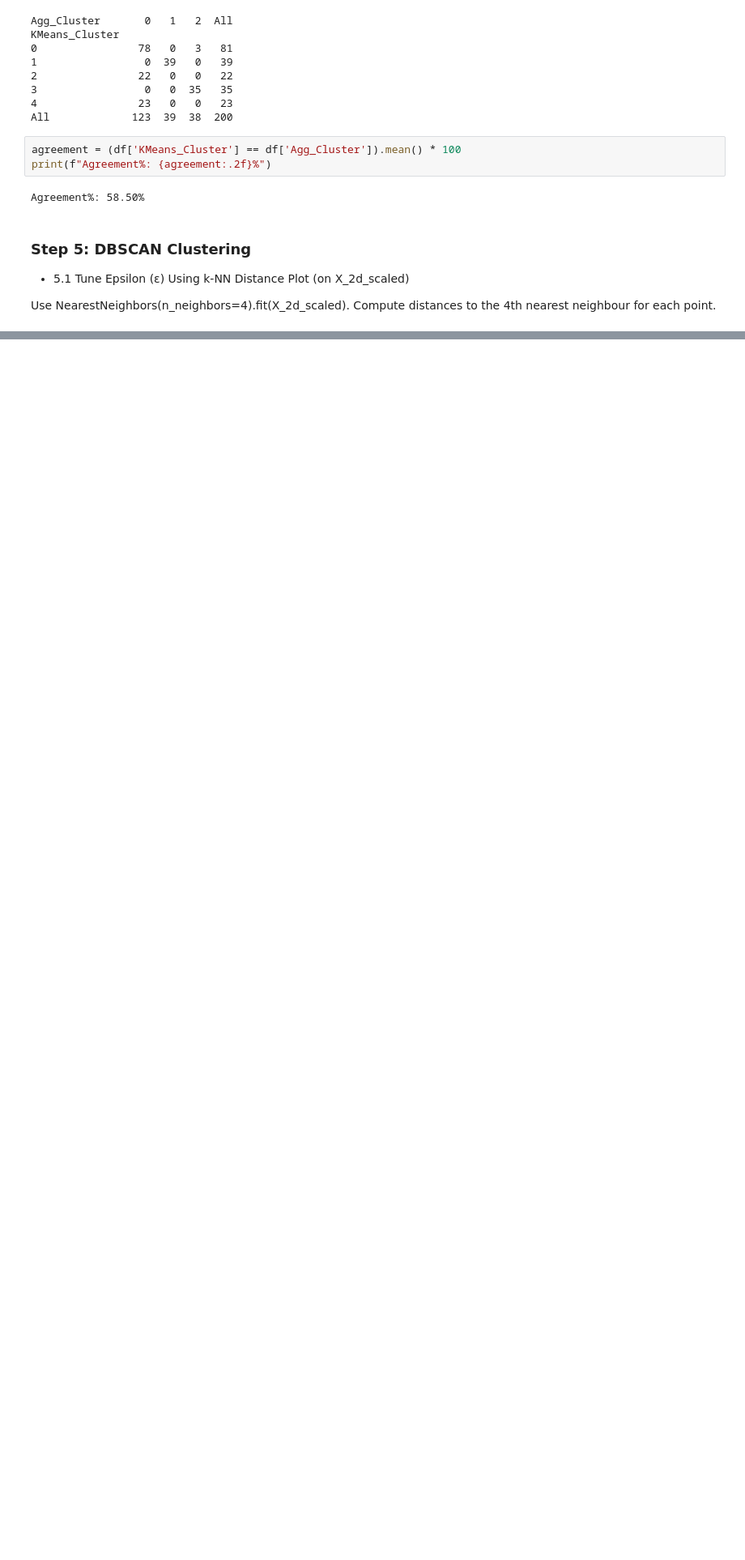
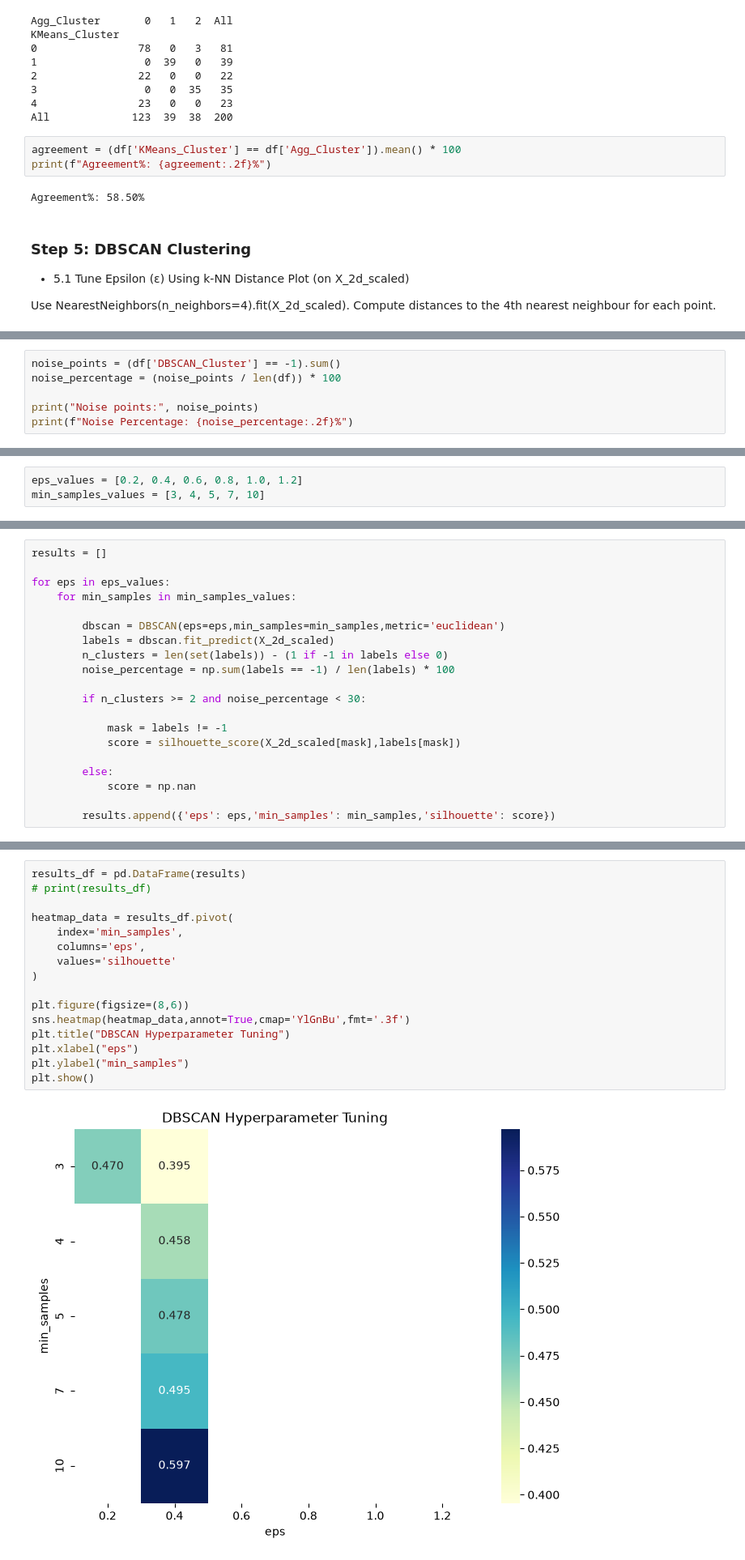
Before and after one commit to adityasavaliya01/New-practice, a Jupyter notebook: ML unsuper/practical/MallShopperSegmentation_UnsupervisedLearning.ipynb, the cells around one changed output, grey strips where cells are left out. Shown at 81% size. Cells and saved outputs as stored; diff of their text form; blank space fills up the shorter version.

```diff
--- a/ML unsuper/practical/practical.ipynb
+++ b/ML unsuper/practical/MallShopperSegmentation_UnsupervisedLearning.ipynb
@@ -968,0 +1056,6 @@ k_distances = distances[:, 3]
+# %%
+noise_points = (df['DBSCAN_Cluster'] == -1).sum()
+noise_percentage = (noise_points / len(df)) * 100
+
+print("Noise points:", noise_points)
+print(f"Noise Percentage: {noise_percentage:.2f}%")
@@ -968,0 +1069,3 @@ k_distances = distances[:, 3]
+# %%
+eps_values = [0.2, 0.4, 0.6, 0.8, 1.0, 1.2]
+min_samples_values = [3, 4, 5, 7, 10]
@@ -968,0 +1074,20 @@ k_distances = distances[:, 3]
+# %%
+results = []
+
+for eps in eps_values:
+    for min_samples in min_samples_values:
+
+        dbscan = DBSCAN(eps=eps,min_samples=min_samples,metric='euclidean')
+        labels = dbscan.fit_predict(X_2d_scaled)
+        n_clusters = len(set(labels)) - (1 if -1 in labels else 0)
+        noise_percentage = np.sum(labels == -1) / len(labels) * 100
+
+        if n_clusters >= 2 and noise_percentage < 30:
+
+            mask = labels != -1
+            score = silhouette_score(X_2d_scaled[mask],labels[mask])
+
+        else:
+            score = np.nan
+
+        results.append({'eps': eps,'min_samples': min_samples,'silhouette': score})
@@ -968,0 +1096,18 @@ k_distances = distances[:, 3]
+# %%
+results_df = pd.DataFrame(results)
+# print(results_df)
+
+heatmap_data = results_df.pivot(
+    index='min_samples',
+    columns='eps',
+    values='silhouette'
+)
+
+plt.figure(figsize=(8,6))
+sns.heatmap(heatmap_data,annot=True,cmap='YlGnBu',fmt='.3f')
+plt.title("DBSCAN Hyperparameter Tuning")
+plt.xlabel("eps")
+plt.ylabel("min_samples")
+plt.show()
+# %% [output]
+[figure, added]
```
Also changed, not shown: parts of 39 cells of this notebook.
